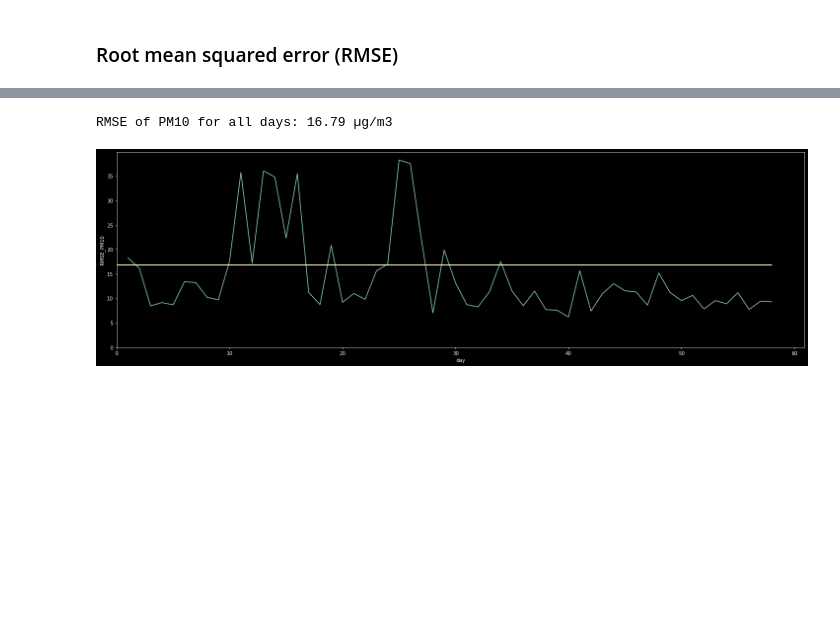
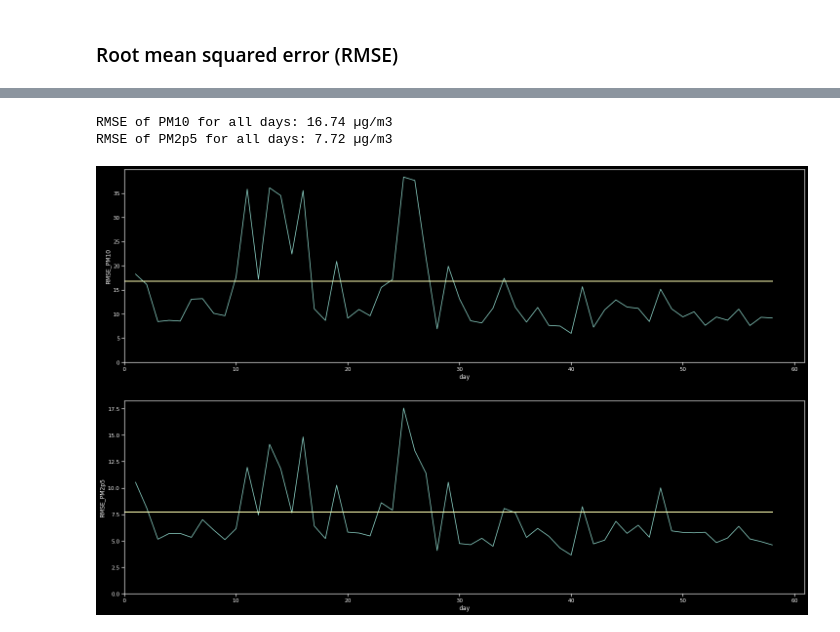
Before and after one commit to j-herbig/air-pollution, a Jupyter notebook: notebooks/baseline.ipynb, the cells around one changed output, grey strips where cells are left out. Saved outputs shown, nothing was run; the diff lists cells and outputs as text; code cells hidden in the pictures; blank space fills up the shorter version.

```diff
--- a/notebooks/baseline.ipynb
+++ b/notebooks/baseline.ipynb
@@ -343,8 +343,12 @@ df_base_train.shape
 # %%
 # merge train and test
 df_base_test = pd.concat([df_base_train, df_test])
+
+# add columns for predicted PM values
 df_base_test['PM10_pred'] = np.nan
+df_base_test['PM2p5_pred'] = np.nan
 
+# sort values and reset index
 df_base_test.sort_values(['timestamp', 'location_id'], inplace=True)
 df_base_test.reset_index(inplace=True)
 df_base_test.drop('index', axis=1, inplace=True)
@@ -454,6 +492,8 @@ df_base_test['day'] = df_base_test['date'].apply(lambda x: (x - day1 + pd.Timede
 # create DataFrame of right shape
 df_RMSE_base = df_base_test.groupby(['date', 'day']).PM10.count().reset_index().drop('PM10', axis=1)
 
+
+
 def calc_rmse_base(PM, df):
     """calculates RMSE and add it to dataframe df_RMSE_base
     Args:
@@ -462,7 +502,10 @@ def calc_rmse_base(PM, df):
     Return:
         rmse_all (float): RMSE for all locations, for Bremen and for Frankfurt
     """
-
+    day1 = df['timestamp'].dt.date.min() + pd.Timedelta(days=3) # first test date
+    last_day = df['timestamp'].dt.date.max() # last test date
+    # days to be predicted
+    days = (last_day - day1).days
     # RMSE for all days
     df_day = df.dropna(axis=0) # drop rows with NaN, because RMSE cannot be computed for those
     rmse_all = np.sqrt(MSE(df_day[PM], df_day[f"{PM}_pred"]))
@@ -486,19 +545,29 @@ def calc_rmse_base(PM, df):
 # %%
 # calculate RMSE for both models for each location, for all data points, Bremen and Frankfurt, respectively and print RMSE for both models per location
 rmse_all = dict()
 rmse_Bremen = dict()
 rmse_Frankfurt = dict()
 
 plt.figure(figsize=(25, 16))
 
 rmse_all["PM10_pred"], rmse_Bremen["PM10_pred"], rmse_Frankfurt["PM10_pred"] = calc_rmse_base('PM10',  df_base_test)
-#rmse_all["PM2p5_pred"], rmse_Bremen[f"PM2p5"], rmse_Frankfurt[f"PM2p5"] = calc_rmse_base('PM2p5', df_base_test)
+rmse_all["PM2p5_pred"], rmse_Bremen["PM2p5_pred"], rmse_Frankfurt["PM2p5_pred"] = calc_rmse_base('PM2p5',  df_base_test)
+
+sns.set_context('notebook')
 plt.subplot(2,1,1)
 sns.lineplot(data=df_RMSE_base, x='day', y="RMSE_PM10_pred")
 plt.plot([0, days], [rmse_all['PM10_pred'], rmse_all['PM10_pred']], linewidth=2)
 plt.ylim(0)
 plt.xlim(0)
-plt.ylabel('RMSE_PM10');
+plt.ylabel('RMSE_PM10')
+
+plt.subplot(2,1,2)
+sns.lineplot(data=df_RMSE_base, x='day', y="RMSE_PM2p5_pred")
+plt.plot([0, days], [rmse_all['PM2p5_pred'], rmse_all['PM2p5_pred']], linewidth=2)
+plt.ylim(0)
+plt.xlim(0)
+plt.ylabel('RMSE_PM2p5');
 # %% [output]
-RMSE of PM10 for all days: 16.79 µg/m3
+RMSE of PM10 for all days: 16.74 µg/m3
+RMSE of PM2p5 for all days: 7.72 µg/m3
-[figure, old version]
+[figure, new version]
```
Also changed, not shown: parts of 12 cells of this notebook.
